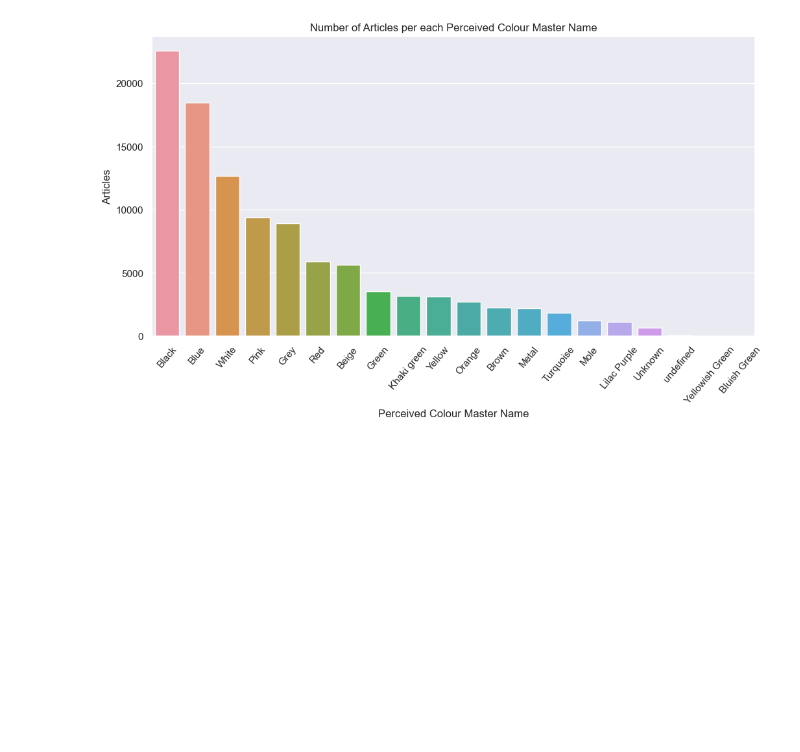
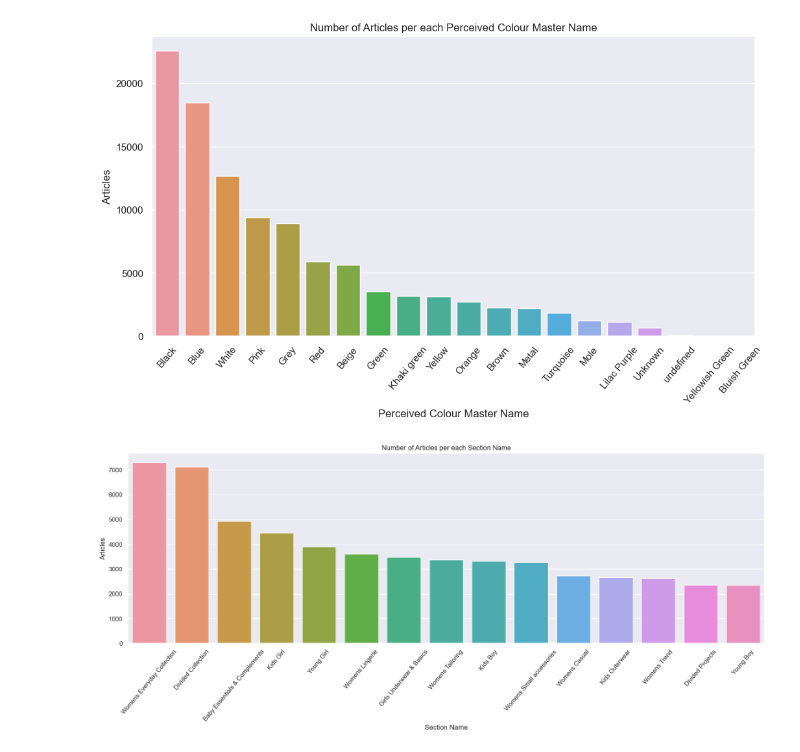
Before and after one commit to daohuyhoang9119/TMDT, a Jupyter notebook: main.ipynb, the cells around one changed output. Saved outputs shown, nothing was run; the diff lists cells and outputs as text; code cells hidden in the pictures; blank space fills up the shorter version.

```diff
--- a/main.ipynb
+++ b/main.ipynb
@@ -252,3 +253,45 @@ locs, labels = plt.xticks()
 plt.show()
 # %% [output]
 [figure]
+# %%
+#Number of Articles per each Section Name
+temp = articles_df.groupby(["section_name"])["article_id"].nunique()
+df = pd.DataFrame({'Section Name': temp.index,
+                   'Articles': temp.values
+                  })
+df = df.sort_values(['Articles'], ascending=False)[0:15]
+plt.figure(figsize = (20,6))
+plt.title(f'Number of Articles per each Section Name')
+sns.set_color_codes("pastel")
+s = sns.barplot(x = 'Section Name', y="Articles", data=df)
+s.set_xticklabels(s.get_xticklabels(),rotation=50)
+locs, labels = plt.xticks()
+plt.show()
+
+
+# def pie_chart(df, col_values, labels, ax, color, title):
+#     n_classes = len(df)
+#     explode = (0.1,) * n_classes # explode for 0.1 each slice
+#     ax.pie(df[col_values],
+#            colors=color,
+#            explode=explode,
+#            labels=df[labels],
+#            shadow=True)
+#     ax.set_title(title, fontsize=16)
+
+# temp = articles_df.groupby(["section_name"])["article_id"].nunique()
+# df = pd.DataFrame({'Section Name': temp.index,'Articles': temp.values})
+# df = df.sort_values(['Articles'], ascending=False)
+
+
+# fig, axes = plt.subplots(nrows=1, ncols=1, figsize=(22,10))
+# color = plt.cm.PRGn(np.linspace(0, 1, len(df)))
+
+# pie_chart(df.head(15),
+#           'Articles',
+#           'Section Name',
+#           axes,
+#           color,
+#           "Number of Articles per each Section Name (top 15)")
+# %% [output]
+[figure, added]
```
Also changed, not shown: parts of 7 cells of this notebook.
